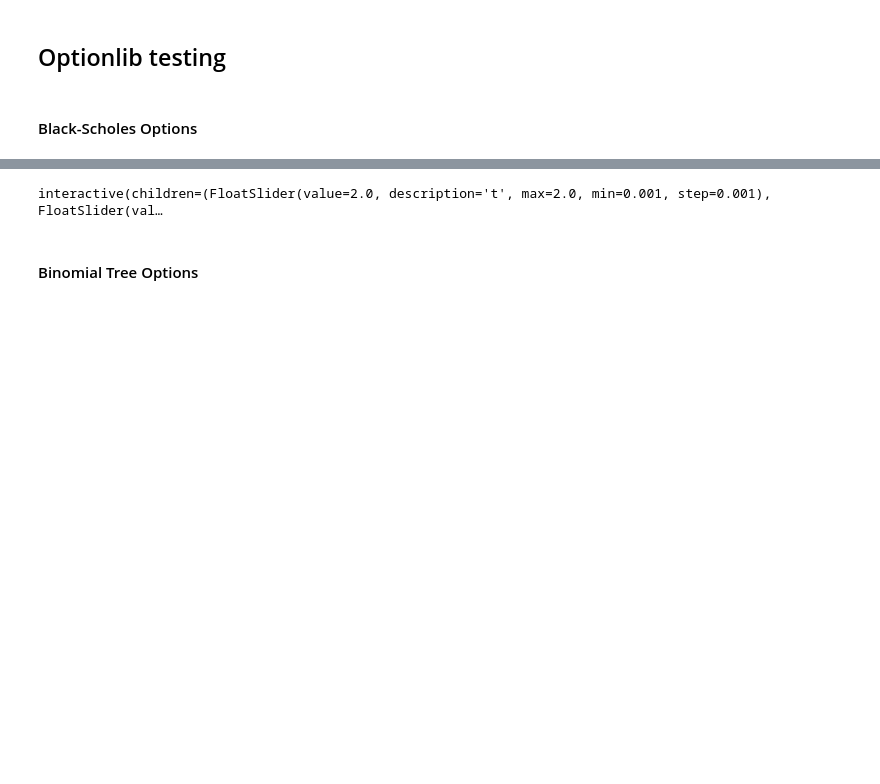
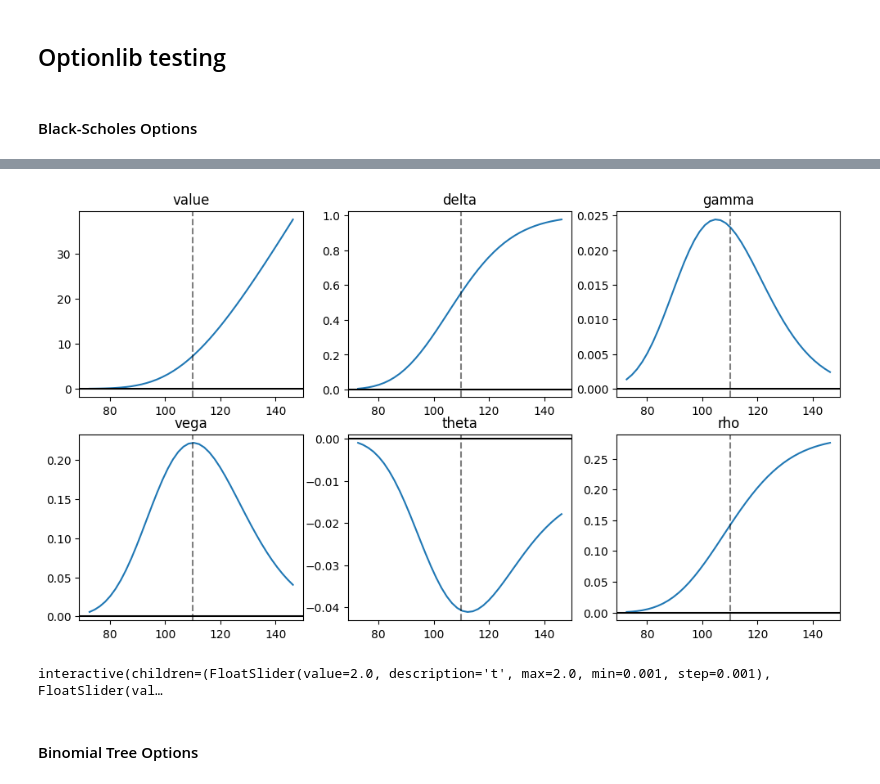
Before and after one commit to lwarner100/optionlib, a Jupyter notebook: test_env.ipynb, the cells around one changed output, grey strips where cells are left out. Drawn from its saved outputs; the diff is of its cells as text; code cells hidden in the pictures; blank space fills up the shorter version.

```diff
--- a/test_env.ipynb
+++ b/test_env.ipynb
@@ -31,3 +31,7 @@ bs_call.plot('pnl')
+# %%
+bs_call.plot('summary')
+# %% [output]
+[figure, added]
 # %%
 bs_call.plot('delta',interactive=True)
 # %% [output]
```
Also changed, not shown: parts of 32 cells of this notebook, 2 other files.
